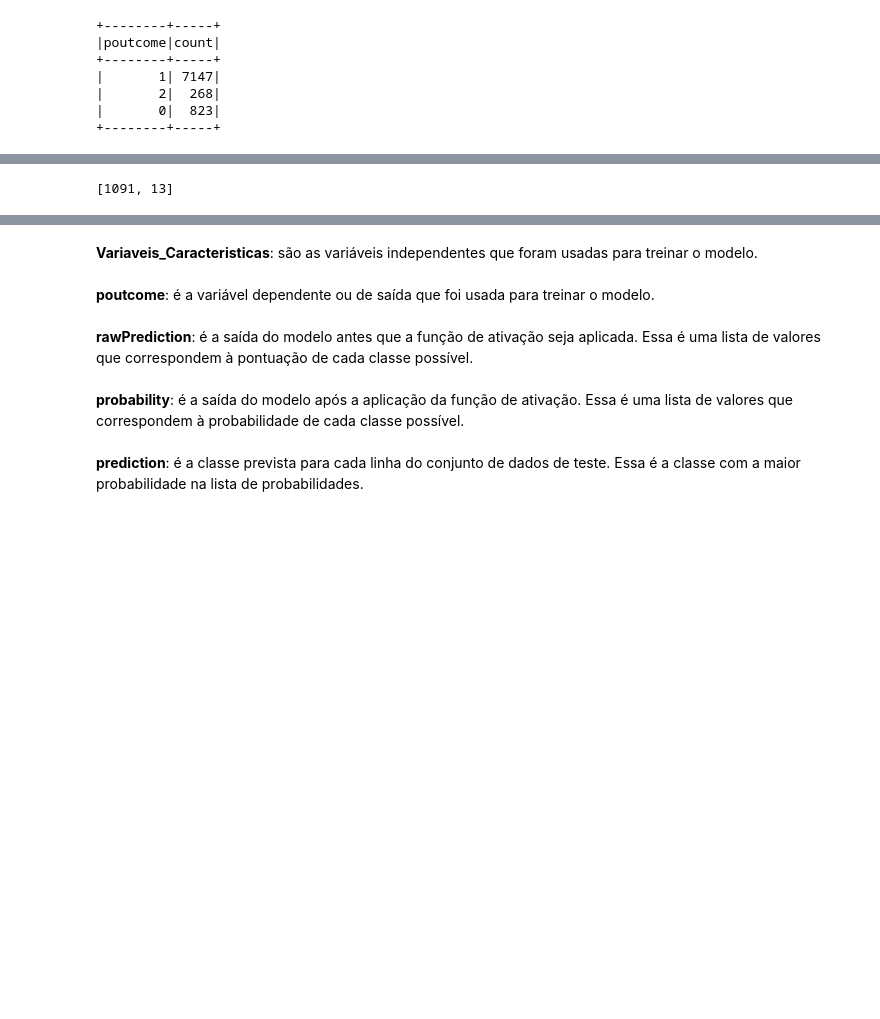
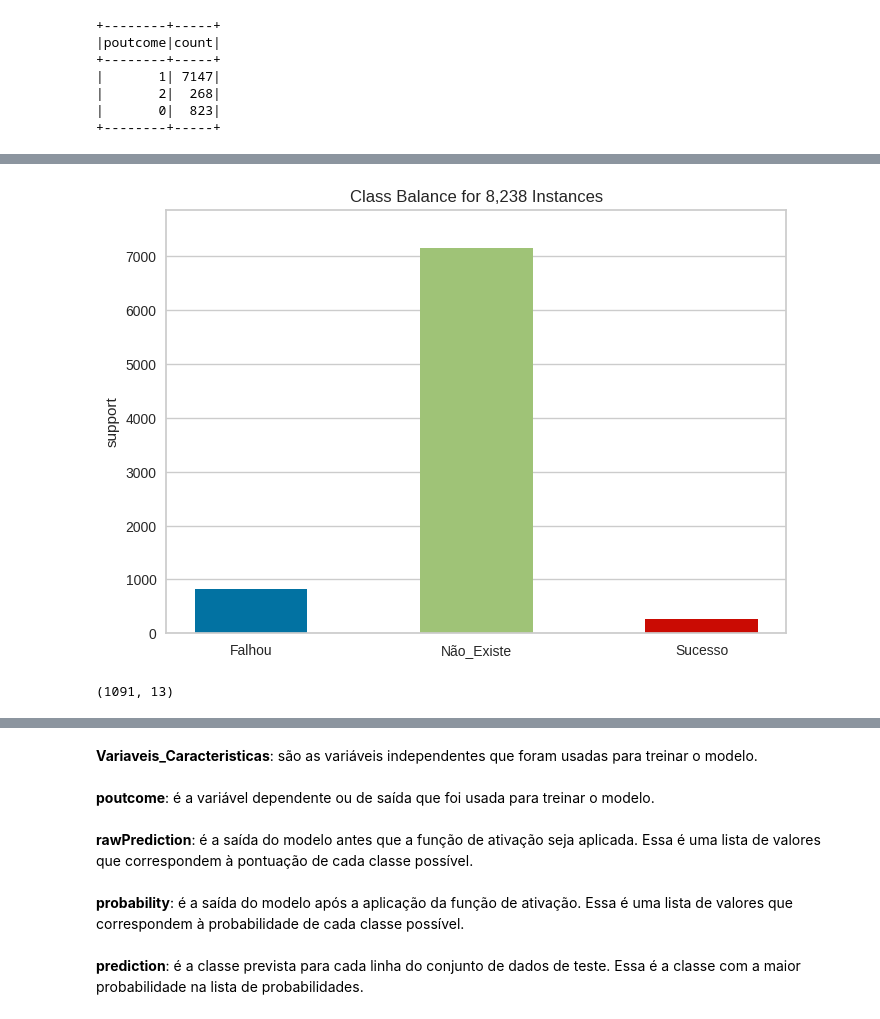
Before and after one commit to Michel-Maia/Aula-Python-eventos, a Jupyter notebook: Semana_de_Engenharia_de_Dados_+_ML_|_PySpark.ipynb, the cells around one changed output, grey strips where cells are left out. Drawn from its saved outputs; the diff is of its cells as text; code cells hidden in the pictures; blank space fills up the shorter version.

```diff
--- a/Semana_de_Engenharia_de_Dados_+_ML_|_PySpark.ipynb
+++ b/Semana_de_Engenharia_de_Dados_+_ML_|_PySpark.ipynb
@@ -246,6 +308,21 @@ only showing top 7 rows
+# %%
+# Separando os dados
+Dados_Class = Base_Dados.select('poutcome').toPandas()['poutcome']
+
+# Yellow brick
+from yellowbrick.target import ClassBalance
+
+visualizer = ClassBalance( labels=['Falhou', 'Não_Existe', 'Sucesso'] )
+visualizer.fit( Dados_Class )
+visualizer.show();
+# %% [output]
+[figure, added]
 # %%
 # Retirar os "Não existe"
+Base_Dados = Base_Dados.filter('poutcome != 1')
+
+shape( Base_Dados )
 # %% [output]
-[1091, 13]
+(1091, 13)
 # %% [markdown]
 ![image.png](embedded-picture-1)
```
Also changed, not shown: parts of 32 cells of this notebook.
